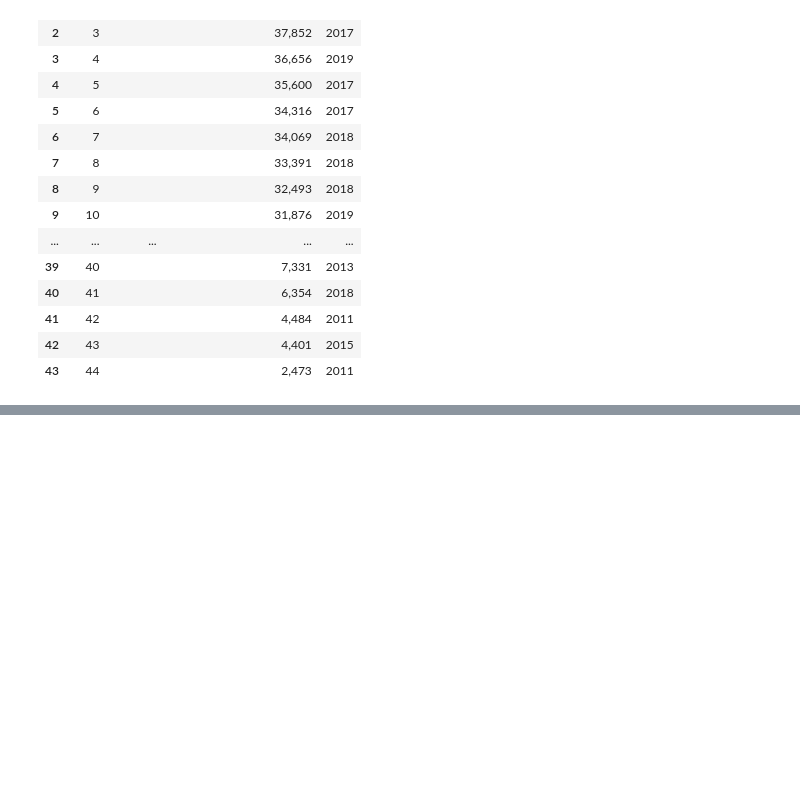
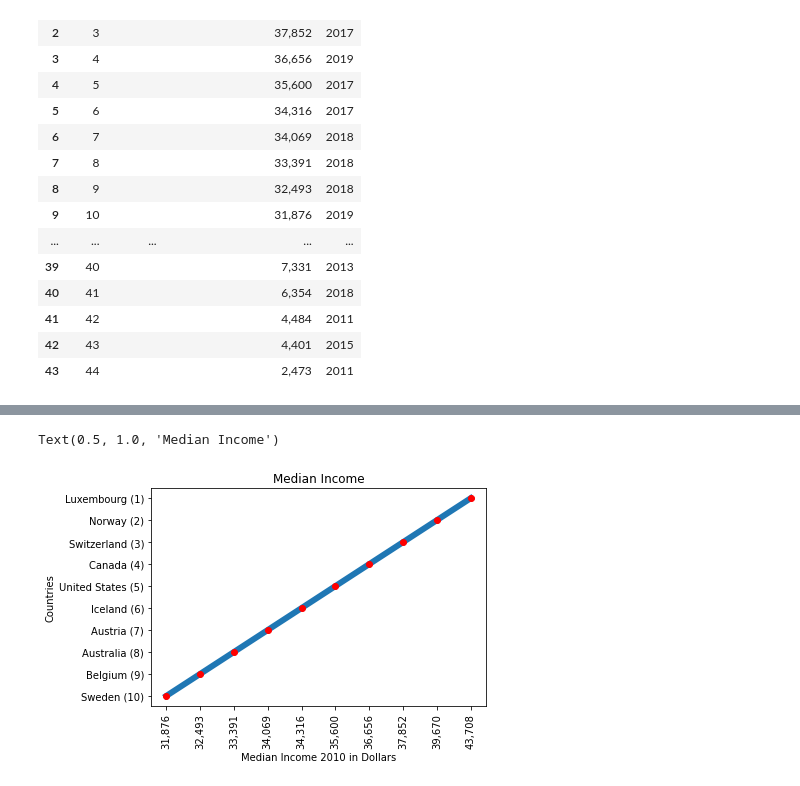
Before and after one commit to NiluPant/-CSC221-bmanandharpant-GroupProject, a Jupyter notebook: CSC221_bmanandharpant_GroupProject.ipynb, the cells around one changed output, grey strips where cells are left out. Drawn from its saved outputs; the diff is of its cells as text; code cells hidden in the pictures; blank space fills up the shorter version.

```diff
--- a/CSC221_bmanandharpant_GroupProject.ipynb
+++ b/CSC221_bmanandharpant_GroupProject.ipynb
@@ -139,3 +139,20 @@ df
 # %%
 df.to_csv("CSC221_webscrape_data.csv", index = False)
 #df
+# %%
+from matplotlib import pyplot as plt
+import numpy as np
+rd = pd.read_csv('CSC221_webscrape_data.csv')
+a = rd.head(10).reset_index()
+a["Country/Rank"] = a["Country"]+" ("+a["Rank"].map(str)+")"
+plt.plot(a['Median income 2010 (US$)'], a['Country/Rank'], lw=6.0)
+plt.plot(a['Median income 2010 (US$)'], a['Country/Rank'], 'ro')
+plt.xticks(rotation=90)
+plt.gca().invert_xaxis()
+plt.gca().invert_yaxis()
+plt.xlabel("Median Income 2010 in Dollars")
+plt.ylabel("Countries")
+plt.title("Median Income")
+# %% [output]
+Text(0.5, 1.0, 'Median Income')
+[figure, added]
```
Also changed, not shown: parts of 2 cells of this notebook.
